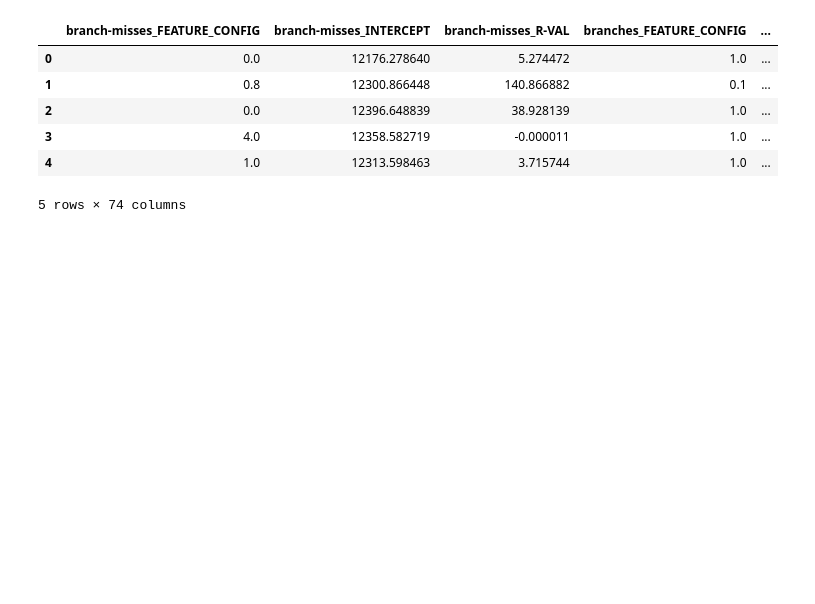
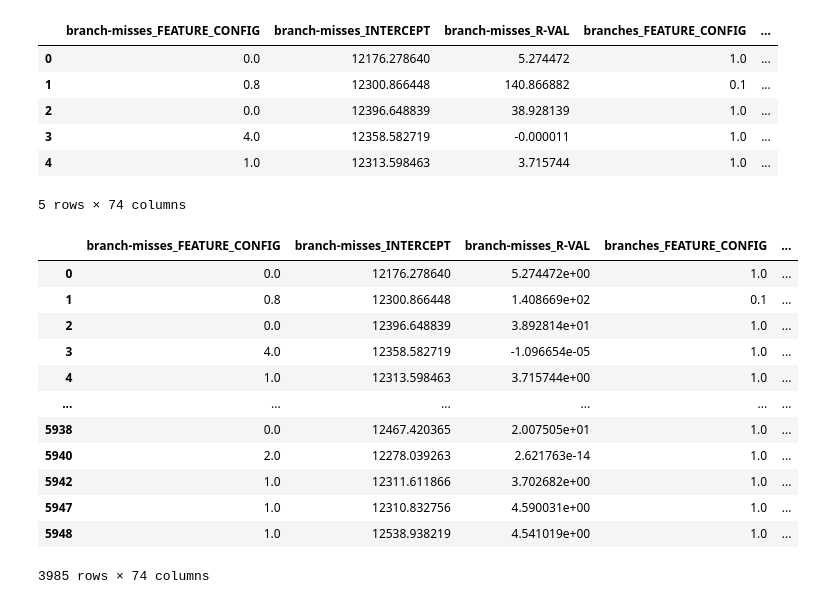
Before and after one commit to raresraf/AlgoRAF, a Jupyter notebook: prototype/ML1.ipynb, the cells around one changed output. Cells and saved outputs as stored; diff of their text form; code cells hidden in the pictures; blank space fills up the shorter version.

Commit message:
dataset per embedding

```diff
--- a/prototype/ML1.ipynb
+++ b/prototype/ML1.ipynb
@@ -13,10 +21,14 @@ from sklearn.model_selection import train_test_split
 # %%
-label_name = "math"
-
-dataset = pd.read_csv(f"../dataset/{label_name}_dataset.csv")
+dataset = pd.read_csv(f"../dataset/{embedding_type}/{label_name}_dataset.csv")
 dataset = pd.get_dummies(dataset)
 
-train, test = train_test_split(dataset, test_size=0.5, random_state=42, shuffle=True)
+train, test = train_test_split(dataset, test_size=0.33, random_state=42, shuffle=True)
+
+train_dataset_features = train.copy()
+train_dataset_labels = train.copy().pop('label')
+
+test_dataset_features = test.copy()
+test_dataset_labels = test.copy().pop('label')
 
 dataset.head()
 # %% [output]
@@ -33,2 +42,16 @@ train_dataset_labels = train.copy().pop('label')
-# %%
-train_dataset_features = np.array(train_dataset_features)
+# %%
+train_dataset_features.sort_index()
+# %% [output]
+|  | branch-misses_FEATURE_CONFIG | branch-misses_INTERCEPT | branch-misses_R-VAL | branches_FEATURE_CONFIG | ... |
+| 0 | 0.0 | 12176.278640 | 5.274472e+00 | 1.0 | ... |
+| 1 | 0.8 | 12300.866448 | 1.408669e+02 | 0.1 | ... |
+| 2 | 0.0 | 12396.648839 | 3.892814e+01 | 1.0 | ... |
+| 3 | 4.0 | 12358.582719 | -1.096654e-05 | 1.0 | ... |
+| 4 | 1.0 | 12313.598463 | 3.715744e+00 | 1.0 | ... |
+| ... | ... | ... | ... | ... | ... |
+| 5938 | 0.0 | 12467.420365 | 2.007505e+01 | 1.0 | ... |
+| 5940 | 2.0 | 12278.039263 | 2.621763e-14 | 1.0 | ... |
+| 5942 | 1.0 | 12311.611866 | 3.702682e+00 | 1.0 | ... |
+| 5947 | 1.0 | 12310.832756 | 4.590031e+00 | 1.0 | ... |
+| 5948 | 1.0 | 12538.938219 | 4.541019e+00 | 1.0 | ... |
+3985 rows × 74 columns
```
Also changed, not shown: parts of 10 cells of this notebook, 8 other files.
